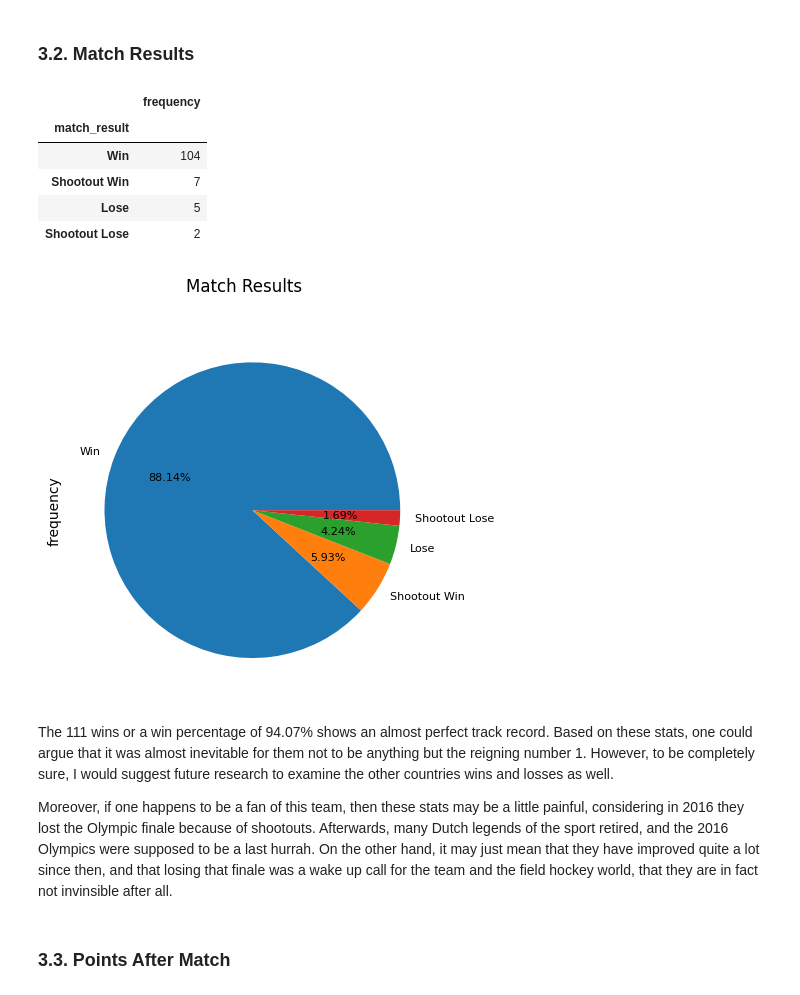
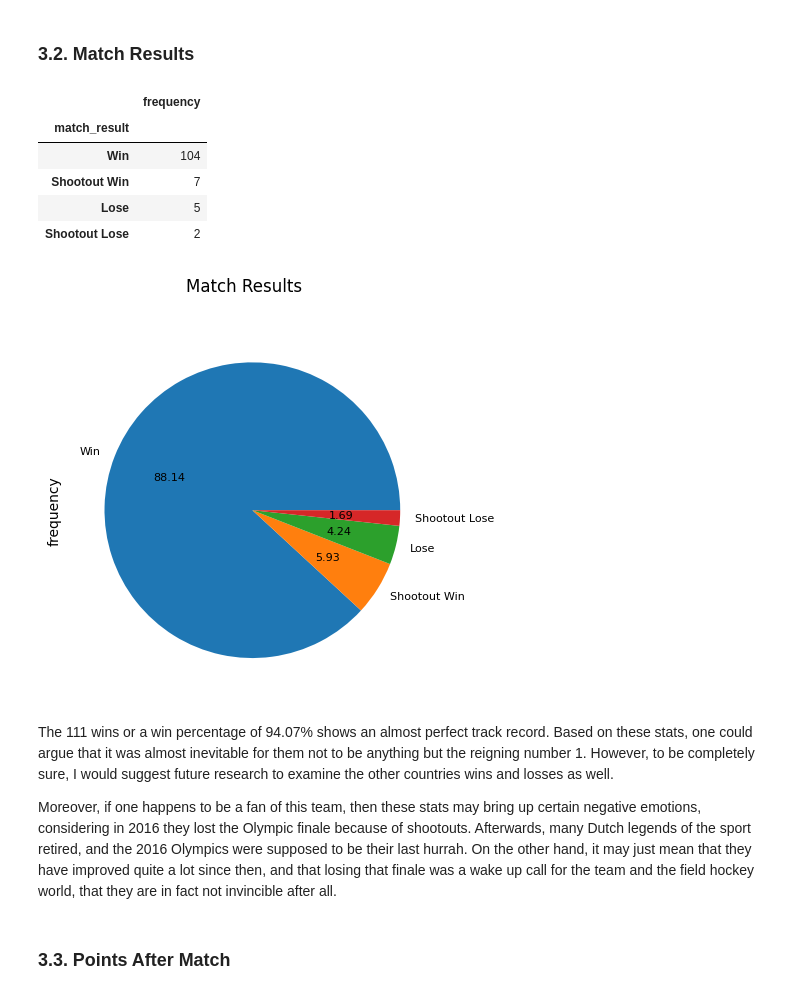
Before and after one commit to Cameron-Meinsma/Assignment_3_Resubmission, a Jupyter notebook: assignment_3_resubmission.ipynb, the cells around one changed output. Drawn from its saved outputs; the diff is of its cells as text; code cells hidden in the pictures.

```diff
--- a/assignment_3_resubmission.ipynb
+++ b/assignment_3_resubmission.ipynb
@@ -34,7 +36,7 @@ opts.add_argument("--headless=new")
 opts.add_argument("window-size=2560,1600")
 
 # Open the Chrome browser
-driver = webdriver.Chrome() #(options=opts)
+driver = webdriver.Chrome(options=opts)
 
 # Navigate to the International Hockey Federation homepage
 url = "https://www.fih.hockey/"
@@ -132,7 +134,7 @@ def change_year(change_to_year):
         Change_to_year (str): Year to select from the table dropdown menu.
 
     Returns:
-        Table with values of the selected year from the year selection dropdown menu.
+        Table with values of the year selected from the year selection dropdown menu.
     """
     # Expand the year selection dropdown menu
     driver.find_element(By.XPATH, '//*[@id="4623167a-6fe7-41f2-8150-5bdf74fb783b"]/div/div/div[2]/div/section/div[2]/div[1]/div[2]').click()
@@ -225,7 +227,7 @@ def scrape_year(change_to_year):
     Runs the change_year() and collect_data() functions.
 
     Parameters:
-        Change_to_year (str): Year to select from the table dropdown menu.
+        Change_to_year (str): Year to select from the table year selection dropdown menu.
 
     Returns:
         List: Non-emtpy table rows.
@@ -380,34 +382,34 @@ Based on the DataFrame and the visualizations, it is clear that the Dutch women'
 # %%
 # Count the amount of specific match results
 results = df_visuals['result'].value_counts()
 
 # Create a pandas DataFrame based on the amount of specific match results
 df_results = results.rename_axis('match_result').to_frame('frequency')
 
 # Plot a pie chart of the df_results DataFrame
 df_results.plot(
-    subplots=True,
-    kind="pie",
-    autopct="%1.2f%%",
-    legend=False,
-    title="Match Results",
-    textprops={"fontsize":8}
+    subplots=True, # Create subplots
+    kind="pie", # Make the type of plot a pie chart
+    autopct="%.2f", # Set the percentage to 2 decimals
+    legend=False, # Do not show the legend
+    title="Match Results", # Create the title
+    textprops={"fontsize":8} # Set the fontsize to 8
 )
 
 # Show the df_value_counts DataFrame
 df_results
 # %% [output]
 |  | frequency |
 | match_result |  |
 | Win | 104 |
 | Shootout Win | 7 |
 | Lose | 5 |
 | Shootout Lose | 2 |
-[figure, old version]
+[figure, new version]
 # %% [markdown]
 The 111 wins or a win percentage of 94.07% shows an almost perfect track record. Based on these stats, one could argue that it was almost inevitable for them not to be anything but the reigning number 1. However, to be completely sure, I would suggest future research to examine the other countries wins and losses as well.
 
-Moreover, if one happens to be a fan of this team, then these stats may be a little painful, considering in 2016 they lost the Olympic finale because of shootouts. Afterwards, many Dutch legends of the sport retired, and the 2016 Olympics were supposed to be a last hurrah. On the other hand, it may just mean that they have improved quite a lot since then, and that losing that finale was a wake up call for the team and the field hockey world, that they are in fact not invinsible after all.
+Moreover, if one happens to be a fan of this team, then these stats may bring up certain negative emotions, considering in 2016 they lost the Olympic finale because of shootouts. Afterwards, many Dutch legends of the sport retired, and the 2016 Olympics were supposed to be their last hurrah. On the other hand, it may just mean that they have improved quite a lot since then, and that losing that finale was a wake up call for the team and the field hockey world, that they are in fact not invincible after all.
 # %% [markdown]
 ### 3.3. Points After Match
 # %%
```
Also changed, not shown: parts of 5 cells of this notebook.
